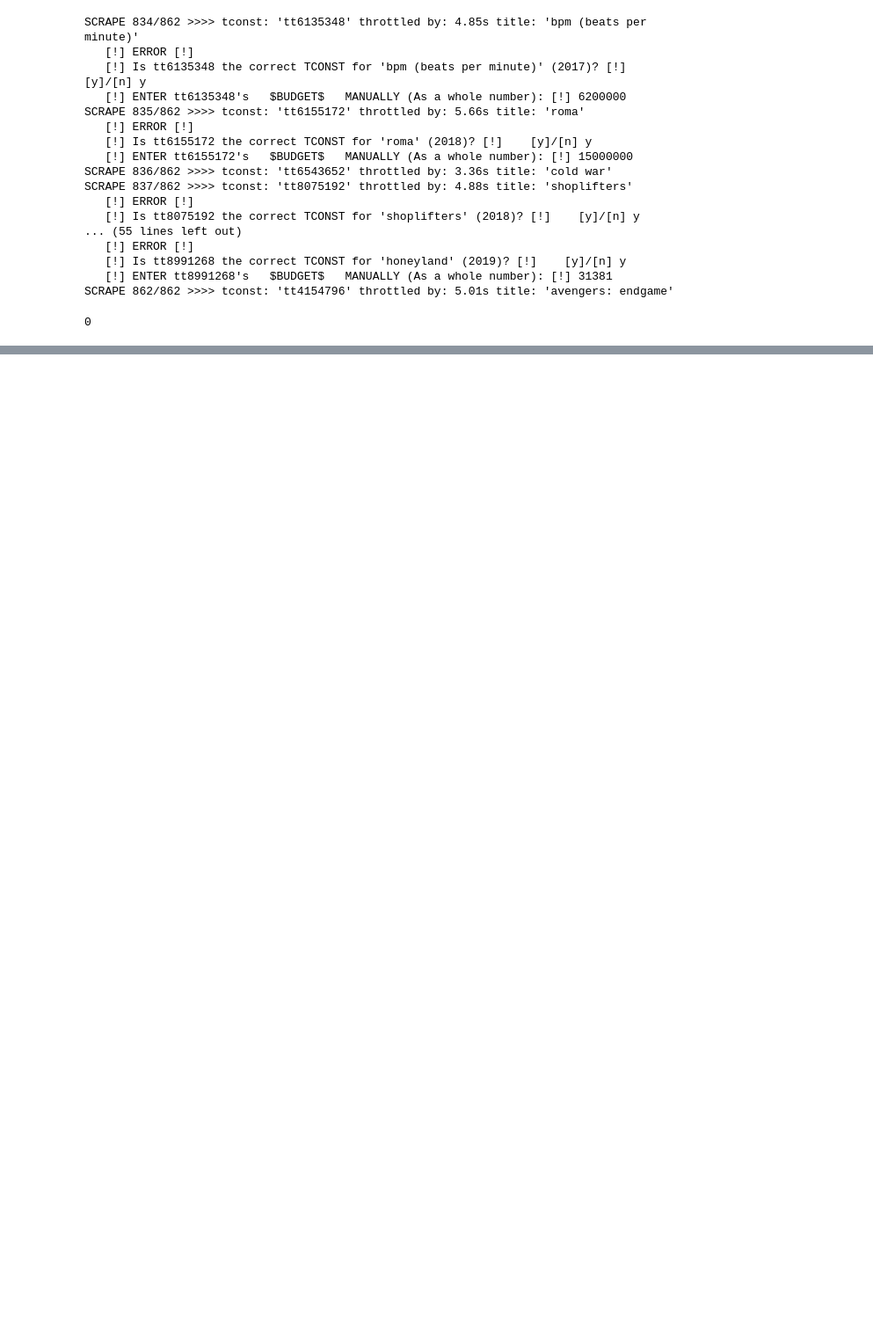
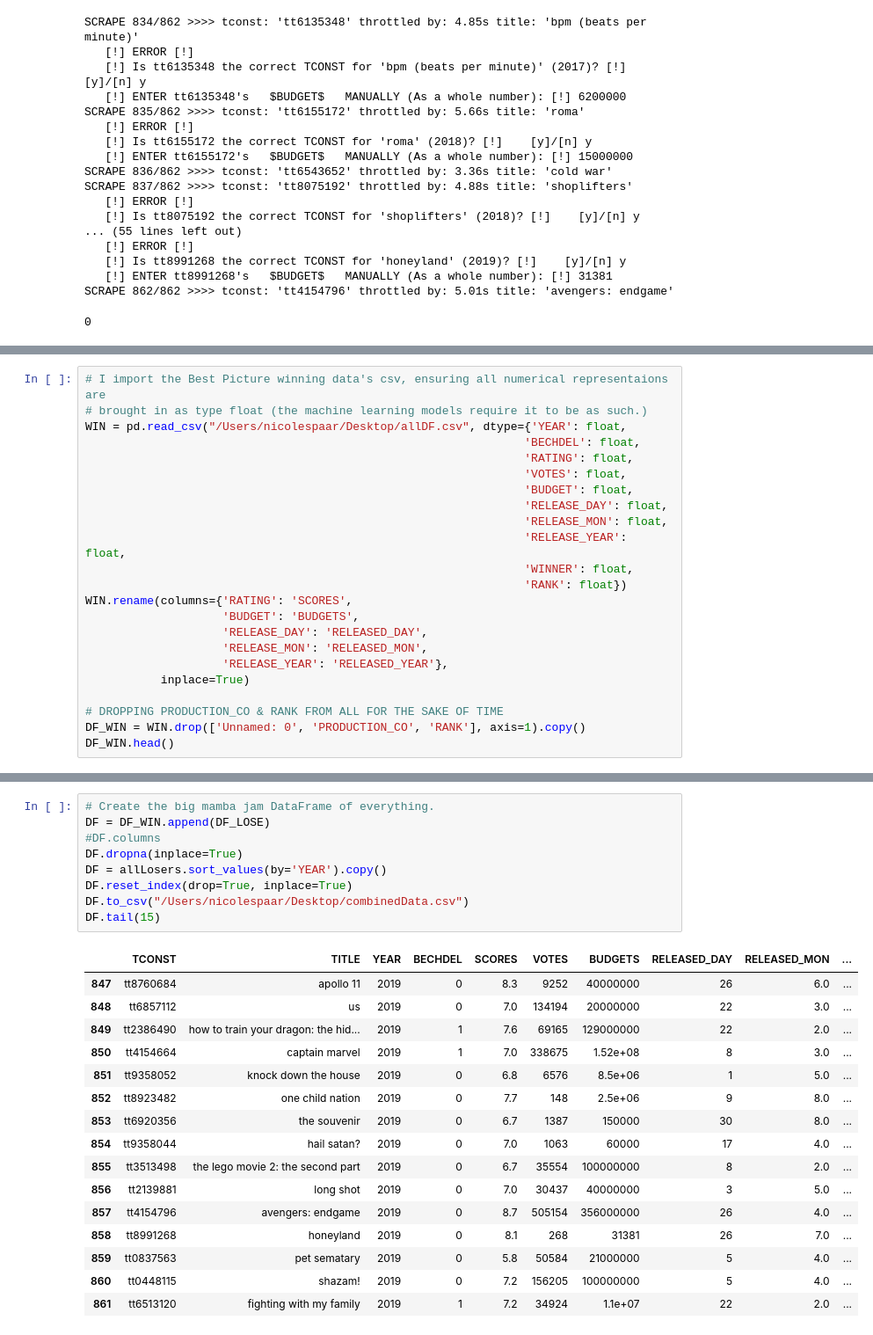
Before and after one commit to hone1er/oscarDataAnalysis, a Jupyter notebook: Spaar/notebooks/only_this_one.ipynb, the cells around one changed output, grey strips where cells are left out. Shown: that part at 88% size. Cells and saved outputs as stored; diff of their text form; blank space fills up the shorter version.

```diff
--- a/Spaar/notebooks/only_this_one.ipynb
+++ b/Spaar/notebooks/only_this_one.ipynb
@@ -1592,0 +2160,23 @@ batch7DF.head(3)
+# %%
+# I import the Best Picture winning data's csv, ensuring all numerical representaions are
+# brought in as type float (the machine learning models require it to be as such.)
+WIN = pd.read_csv("/Users/nicolespaar/Desktop/allDF.csv", dtype={'YEAR': float,
+                                                                'BECHDEL': float,
+                                                                'RATING': float,
+                                                                'VOTES': float,
+                                                                'BUDGET': float,
+                                                                'RELEASE_DAY': float,
+                                                                'RELEASE_MON': float,
+                                                                'RELEASE_YEAR': float,
+                                                                'WINNER': float,
+                                                                'RANK': float})
+WIN.rename(columns={'RATING': 'SCORES',
+                    'BUDGET': 'BUDGETS',
+                    'RELEASE_DAY': 'RELEASED_DAY',
+                    'RELEASE_MON': 'RELEASED_MON',
+                    'RELEASE_YEAR': 'RELEASED_YEAR'},
+           inplace=True)
+
+# DROPPING PRODUCTION_CO & RANK FROM ALL FOR THE SAKE OF TIME
+DF_WIN = WIN.drop(['Unnamed: 0', 'PRODUCTION_CO', 'RANK'], axis=1).copy()
+DF_WIN.head()
@@ -1592,0 +2190,26 @@ batch7DF.head(3)
+# %%
+# Create the big mamba jam DataFrame of everything.
+DF = DF_WIN.append(DF_LOSE)
+#DF.columns
+DF.dropna(inplace=True)
+DF = allLosers.sort_values(by='YEAR').copy()
+DF.reset_index(drop=True, inplace=True)
+DF.to_csv("/Users/nicolespaar/Desktop/combinedData.csv")
+DF.tail(15)
+# %% [output]
+|  | TCONST | TITLE | YEAR | BECHDEL | SCORES | VOTES | BUDGETS | RELEASED_DAY | RELEASED_MON | ... |
+| 847 | tt8760684 | apollo 11 | 2019 | 0 | 8.3 | 9252 | 40000000 | 26 | 6.0 | ... |
+| 848 | tt6857112 | us | 2019 | 0 | 7.0 | 134194 | 20000000 | 22 | 3.0 | ... |
+| 849 | tt2386490 | how to train your dragon: the hid... | 2019 | 1 | 7.6 | 69165 | 129000000 | 22 | 2.0 | ... |
+| 850 | tt4154664 | captain marvel | 2019 | 1 | 7.0 | 338675 | 1.52e+08 | 8 | 3.0 | ... |
+| 851 | tt9358052 | knock down the house | 2019 | 0 | 6.8 | 6576 | 8.5e+06 | 1 | 5.0 | ... |
+| 852 | tt8923482 | one child nation | 2019 | 0 | 7.7 | 148 | 2.5e+06 | 9 | 8.0 | ... |
+| 853 | tt6920356 | the souvenir | 2019 | 0 | 6.7 | 1387 | 150000 | 30 | 8.0 | ... |
+| 854 | tt9358044 | hail satan? | 2019 | 0 | 7.0 | 1063 | 60000 | 17 | 4.0 | ... |
+| 855 | tt3513498 | the lego movie 2: the second part | 2019 | 0 | 6.7 | 35554 | 100000000 | 8 | 2.0 | ... |
+| 856 | tt2139881 | long shot | 2019 | 0 | 7.0 | 30437 | 40000000 | 3 | 5.0 | ... |
+| 857 | tt4154796 | avengers: endgame | 2019 | 0 | 8.7 | 505154 | 356000000 | 26 | 4.0 | ... |
+| 858 | tt8991268 | honeyland | 2019 | 0 | 8.1 | 268 | 31381 | 26 | 7.0 | ... |
+| 859 | tt0837563 | pet sematary | 2019 | 0 | 5.8 | 50584 | 21000000 | 5 | 4.0 | ... |
+| 860 | tt0448115 | shazam! | 2019 | 0 | 7.2 | 156205 | 100000000 | 5 | 4.0 | ... |
+| 861 | tt6513120 | fighting with my family | 2019 | 1 | 7.2 | 34924 | 1.1e+07 | 22 | 2.0 | ... |
```
Also changed, not shown: parts of 31 cells of this notebook.
